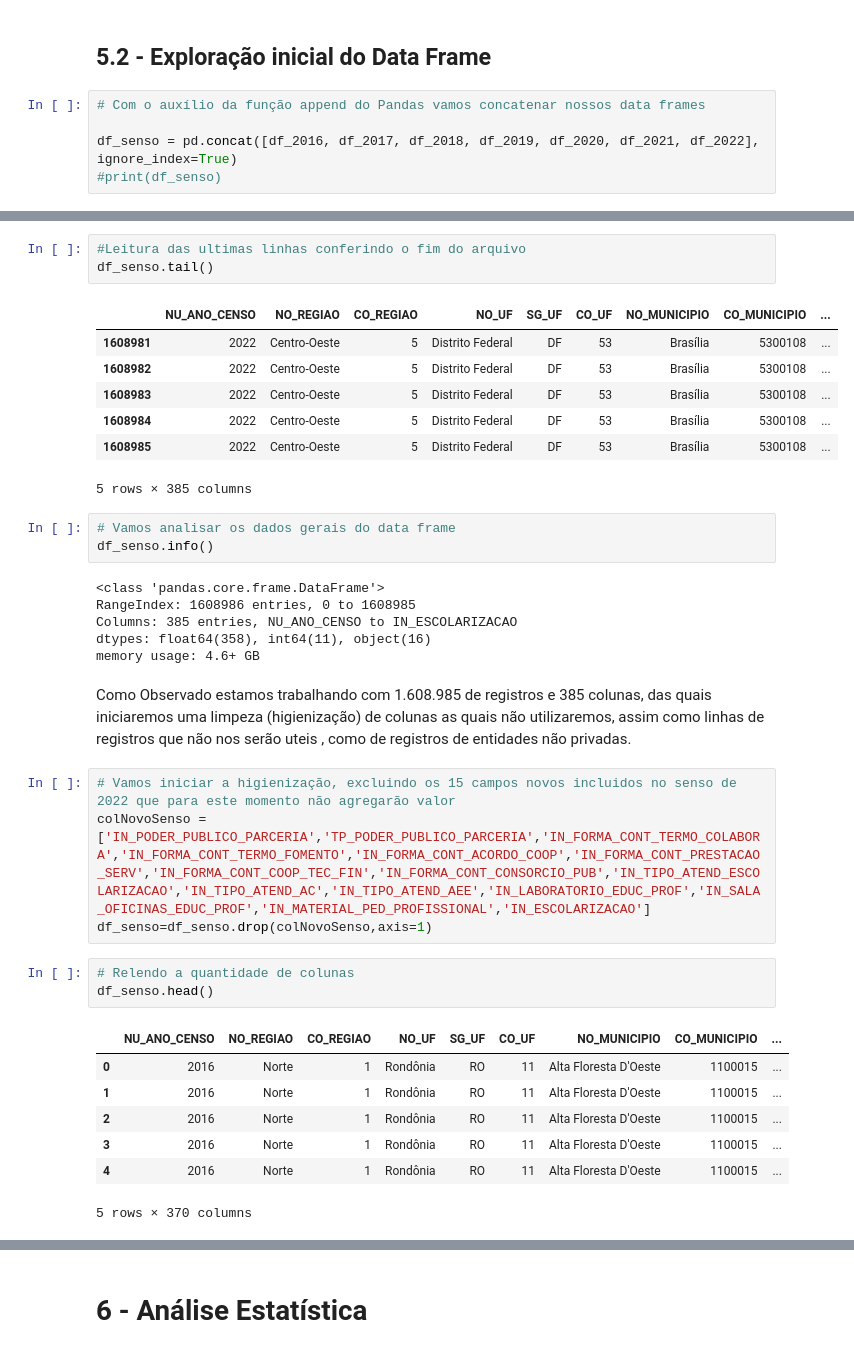
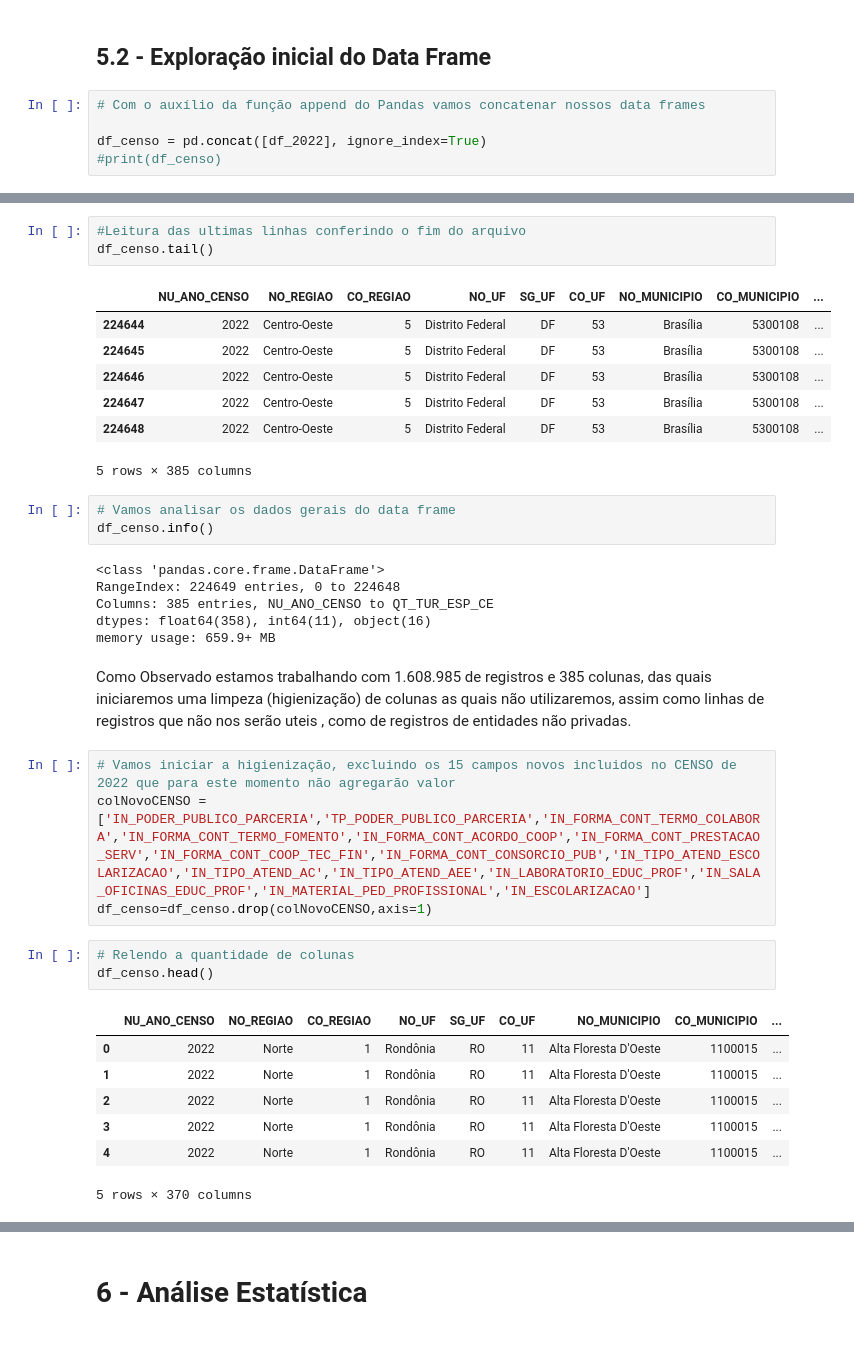
Before and after one commit to AndersonLopesbh/I.S, a Jupyter notebook: Analises IS/Script_python/Analises_IS.ipynb, the cells around one changed output, grey strips where cells are left out. Drawn from its saved outputs; the diff is of its cells as text.

```diff
--- a/Analises IS/Script_python/Analises_IS.ipynb
+++ b/Analises IS/Script_python/Analises_IS.ipynb
@@ -168,6 +144,6 @@ Uma vez anteriomente analisado que o data frame de 2022 possui 15 colunas a mais
 # %%
 # Com o auxílio da função append do Pandas vamos concatenar nossos data frames
 
-df_senso = pd.concat([df_2016, df_2017, df_2018, df_2019, df_2020, df_2021, df_2022], ignore_index=True)
-#print(df_senso)
+df_censo = pd.concat([df_2022], ignore_index=True)
+#print(df_censo)
 # %%
@@ -191,39 +167,39 @@ df_senso.head()
 5 rows × 385 columns
 # %%
 #Leitura das ultimas linhas conferindo o fim do arquivo
-df_senso.tail()
+df_censo.tail()
 # %% [output]
 |  | NU_ANO_CENSO | NO_REGIAO | CO_REGIAO | NO_UF | SG_UF | CO_UF | NO_MUNICIPIO | CO_MUNICIPIO | ... |
-| 1608981 | 2022 | Centro-Oeste | 5 | Distrito Federal | DF | 53 | Brasília | 5300108 | ... |
-| 1608982 | 2022 | Centro-Oeste | 5 | Distrito Federal | DF | 53 | Brasília | 5300108 | ... |
-| 1608983 | 2022 | Centro-Oeste | 5 | Distrito Federal | DF | 53 | Brasília | 5300108 | ... |
-| 1608984 | 2022 | Centro-Oeste | 5 | Distrito Federal | DF | 53 | Brasília | 5300108 | ... |
-| 1608985 | 2022 | Centro-Oeste | 5 | Distrito Federal | DF | 53 | Brasília | 5300108 | ... |
+| 224644 | 2022 | Centro-Oeste | 5 | Distrito Federal | DF | 53 | Brasília | 5300108 | ... |
+| 224645 | 2022 | Centro-Oeste | 5 | Distrito Federal | DF | 53 | Brasília | 5300108 | ... |
+| 224646 | 2022 | Centro-Oeste | 5 | Distrito Federal | DF | 53 | Brasília | 5300108 | ... |
+| 224647 | 2022 | Centro-Oeste | 5 | Distrito Federal | DF | 53 | Brasília | 5300108 | ... |
+| 224648 | 2022 | Centro-Oeste | 5 | Distrito Federal | DF | 53 | Brasília | 5300108 | ... |
 5 rows × 385 columns
 # %%
 # Vamos analisar os dados gerais do data frame
-df_senso.info()
+df_censo.info()
 # %% [output]
 <class 'pandas.core.frame.DataFrame'>
-RangeIndex: 1608986 entries, 0 to 1608985
-Columns: 385 entries, NU_ANO_CENSO to IN_ESCOLARIZACAO
+RangeIndex: 224649 entries, 0 to 224648
+Columns: 385 entries, NU_ANO_CENSO to QT_TUR_ESP_CE
 dtypes: float64(358), int64(11), object(16)
-memory usage: 4.6+ GB
+memory usage: 659.9+ MB
 # %% [markdown]
 Como Observado estamos trabalhando com 1.608.985 de registros e 385 colunas, das quais iniciaremos uma limpeza (higienização) de colunas as quais não utilizaremos, assim como linhas de registros que não nos serão uteis , como de registros de entidades não privadas.
 # %%
-# Vamos iniciar a higienização, excluindo os 15 campos novos incluidos no senso de 2022 que para este momento não agregarão valor
-colNovoSenso = ['IN_PODER_PUBLICO_PARCERIA','TP_PODER_PUBLICO_PARCERIA','IN_FORMA_CONT_TERMO_COLABORA','IN_FORMA_CONT_TERMO_FOMENTO','IN_FORMA_CONT_ACORDO_COOP','IN_FORMA_CONT_PRESTACAO_SERV','IN_FORMA_CONT_COOP_TEC_FIN','IN_FORMA_CONT_CONSORCIO_PUB','IN_TIPO_ATEND_ESCOLARIZACAO','IN_TIPO_ATEND_AC','IN_TIPO_ATEND_AEE','IN_LABORATORIO_EDUC_PROF','IN_SALA_OFICINAS_EDUC_PROF','IN_MATERIAL_PED_PROFISSIONAL','IN_ESCOLARIZACAO']
-df_senso=df_senso.drop(colNovoSenso,axis=1)
+# Vamos iniciar a higienização, excluindo os 15 campos novos incluidos no CENSO de 2022 que para este momento não agregarão valor
+colNovoCENSO = ['IN_PODER_PUBLICO_PARCERIA','TP_PODER_PUBLICO_PARCERIA','IN_FORMA_CONT_TERMO_COLABORA','IN_FORMA_CONT_TERMO_FOMENTO','IN_FORMA_CONT_ACORDO_COOP','IN_FORMA_CONT_PRESTACAO_SERV','IN_FORMA_CONT_COOP_TEC_FIN','IN_FORMA_CONT_CONSORCIO_PUB','IN_TIPO_ATEND_ESCOLARIZACAO','IN_TIPO_ATEND_AC','IN_TIPO_ATEND_AEE','IN_LABORATORIO_EDUC_PROF','IN_SALA_OFICINAS_EDUC_PROF','IN_MATERIAL_PED_PROFISSIONAL','IN_ESCOLARIZACAO']
+df_censo=df_censo.drop(colNovoCENSO,axis=1)
 # %%
 # Relendo a quantidade de colunas
-df_senso.head()
+df_censo.head()
 # %% [output]
 |  | NU_ANO_CENSO | NO_REGIAO | CO_REGIAO | NO_UF | SG_UF | CO_UF | NO_MUNICIPIO | CO_MUNICIPIO | ... |
-| 0 | 2016 | Norte | 1 | Rondônia | RO | 11 | Alta Floresta D'Oeste | 1100015 | ... |
-| 1 | 2016 | Norte | 1 | Rondônia | RO | 11 | Alta Floresta D'Oeste | 1100015 | ... |
-| 2 | 2016 | Norte | 1 | Rondônia | RO | 11 | Alta Floresta D'Oeste | 1100015 | ... |
-| 3 | 2016 | Norte | 1 | Rondônia | RO | 11 | Alta Floresta D'Oeste | 1100015 | ... |
-| 4 | 2016 | Norte | 1 | Rondônia | RO | 11 | Alta Floresta D'Oeste | 1100015 | ... |
+| 0 | 2022 | Norte | 1 | Rondônia | RO | 11 | Alta Floresta D'Oeste | 1100015 | ... |
+| 1 | 2022 | Norte | 1 | Rondônia | RO | 11 | Alta Floresta D'Oeste | 1100015 | ... |
+| 2 | 2022 | Norte | 1 | Rondônia | RO | 11 | Alta Floresta D'Oeste | 1100015 | ... |
+| 3 | 2022 | Norte | 1 | Rondônia | RO | 11 | Alta Floresta D'Oeste | 1100015 | ... |
+| 4 | 2022 | Norte | 1 | Rondônia | RO | 11 | Alta Floresta D'Oeste | 1100015 | ... |
 5 rows × 370 columns
 # %% [markdown]
```
Also changed, not shown: parts of 38 cells of this notebook.
